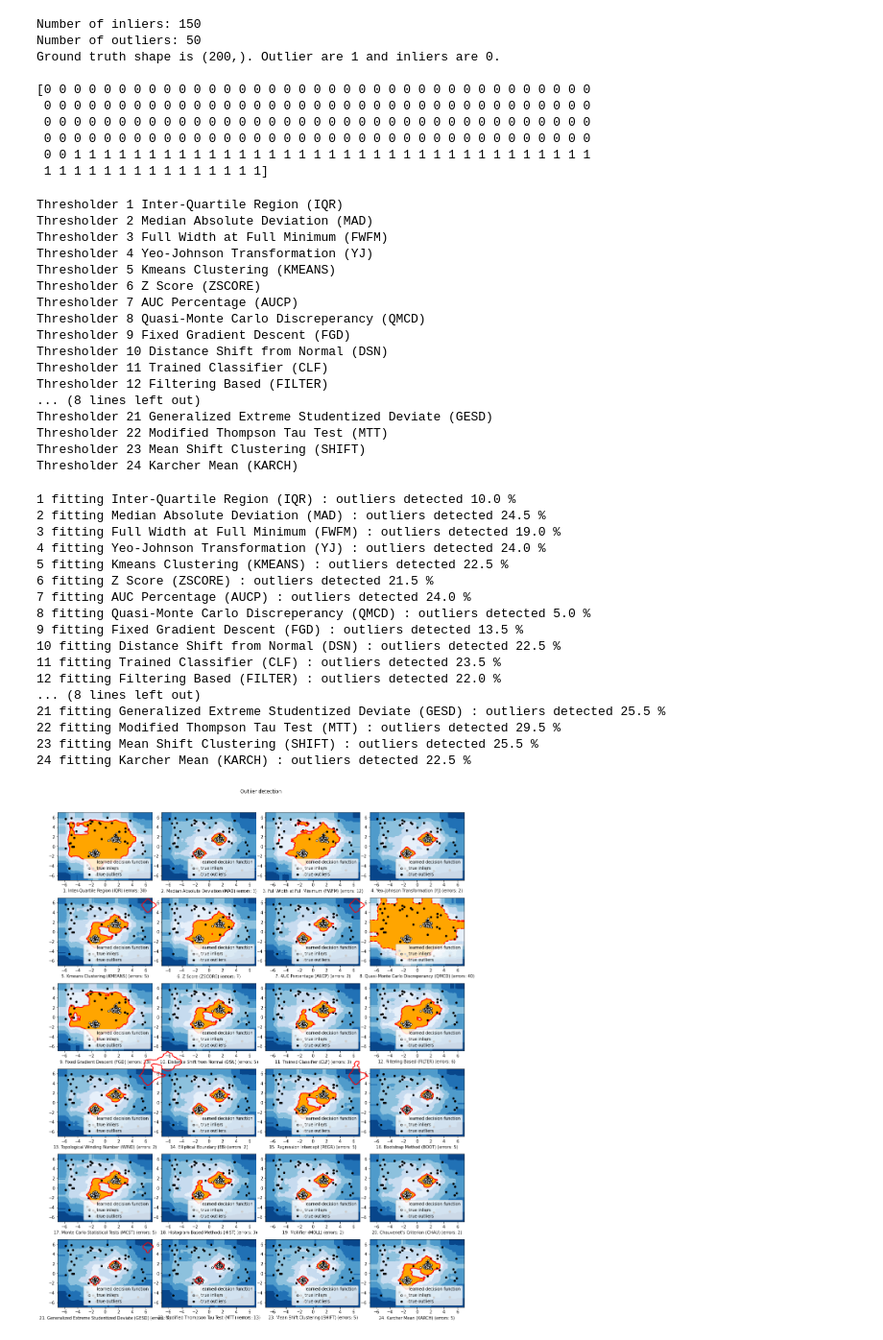
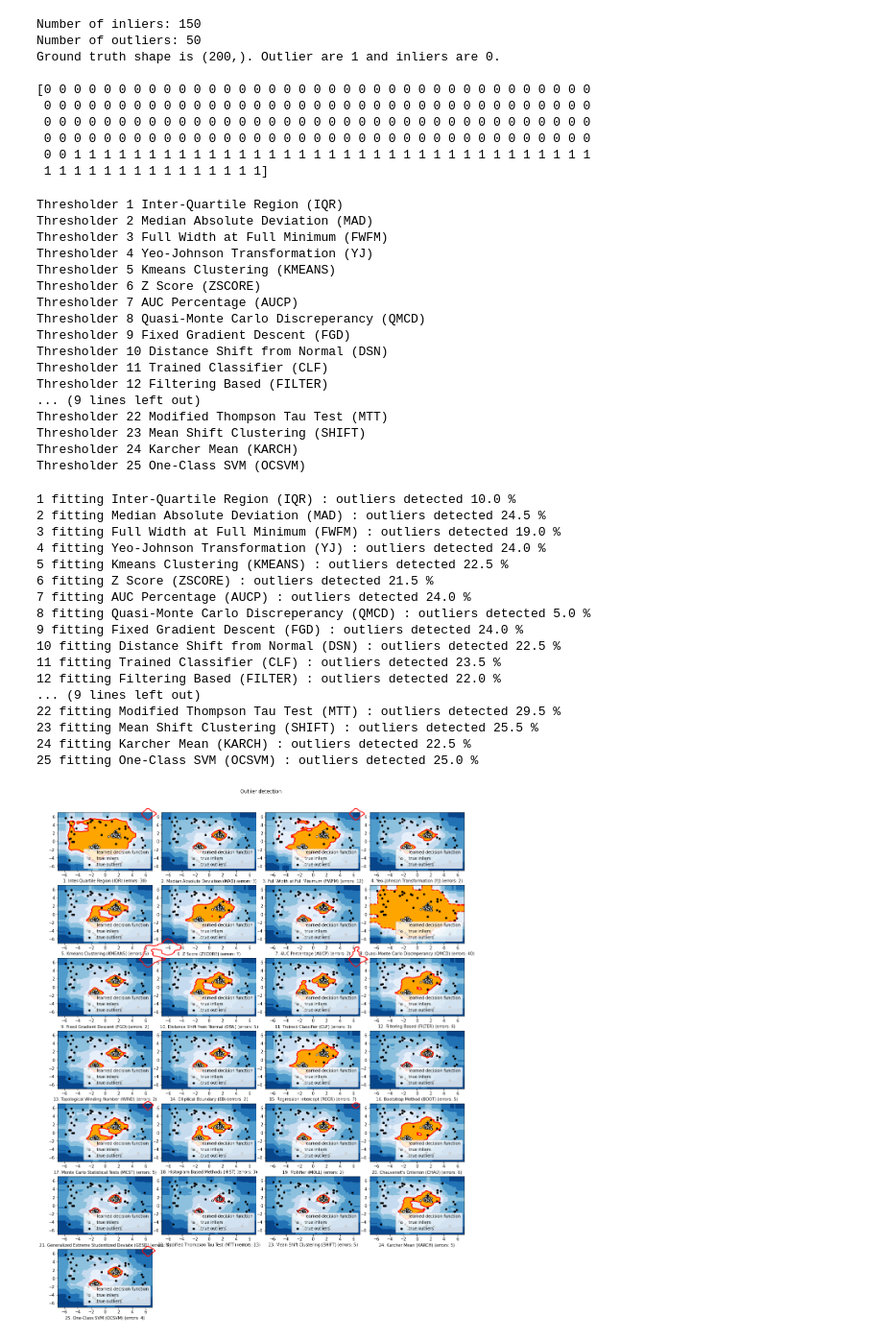
Before and after one commit to KulikDM/pythresh, a Jupyter notebook: notebooks/Compare All Thresholders.ipynb, the cells around one changed output. Shown: that part at 96% size. Cells and saved outputs as stored; diff of their text form; code cells hidden in the pictures.

```diff
--- a/notebooks/Compare All Thresholders.ipynb
+++ b/notebooks/Compare All Thresholders.ipynb
@@ -134,7 +136,8 @@ thresholders = {
     'Generalized Extreme Studentized Deviate (GESD)': GESD(),
     'Modified Thompson Tau Test (MTT)': MTT(),
     'Mean Shift Clustering (SHIFT)': SHIFT(),
-    'Karcher Mean (KARCH)': KARCH()
+    'Karcher Mean (KARCH)': KARCH(),
+    'One-Class SVM (OCSVM)': OCSVM()
 }
 # %%
 # Show all thresholders
@@ -153,11 +156,11 @@ Thresholder 9 Fixed Gradient Descent (FGD)
 Thresholder 10 Distance Shift from Normal (DSN)
 Thresholder 11 Trained Classifier (CLF)
 Thresholder 12 Filtering Based (FILTER)
-... (8 lines left out)
-Thresholder 21 Generalized Extreme Studentized Deviate (GESD)
+... (9 lines left out)
 Thresholder 22 Modified Thompson Tau Test (MTT)
 Thresholder 23 Mean Shift Clustering (SHIFT)
 Thresholder 24 Karcher Mean (KARCH)
+Thresholder 25 One-Class SVM (OCSVM)
 # %%
 # Fit the models with the generated data and
 # compare model performances
@@ -192,7 +195,7 @@ for i, offset in enumerate(clusters_separation):
 
         Z = clf.decision_function(np.c_[xx.ravel(), yy.ravel()]) * -1
         Z = Z.reshape(xx.shape)
-        subplot = plt.subplot(6, 4, i + 1)
+        subplot = plt.subplot(7, 4, i + 1)
         subplot.contourf(xx, yy, Z, levels=np.linspace(Z.min(), threshold, 7),
                          cmap=plt.cm.Blues_r)
         a = subplot.contour(xx, yy, Z, levels=[threshold],
@@ -203,34 +206,34 @@ for i, offset in enumerate(clusters_separation):
                             s=20, edgecolor='k')
         c = subplot.scatter(X[-n_outliers:, 0], X[-n_outliers:, 1], c='black',
                             s=20, edgecolor='k')
         subplot.axis('tight')
         subplot.legend(
             [a.collections[0], b, c],
             ['learned decision function', 'true inliers', 'true outliers'],
             prop=matplotlib.font_manager.FontProperties(size=10),
             loc='lower right')
         subplot.set_xlabel("%d. %s (errors: %d)" % (i + 1, thres_name, n_errors))
         subplot.set_xlim((-7, 7))
         subplot.set_ylim((-7, 7))
     plt.subplots_adjust(0.04, 0.1, 0.96, 0.94, 0.1, 0.26)
     plt.suptitle("Outlier detection")
 plt.show()
 # %% [output]
 1 fitting Inter-Quartile Region (IQR) : outliers detected 10.0 %
 2 fitting Median Absolute Deviation (MAD) : outliers detected 24.5 %
 3 fitting Full Width at Full Minimum (FWFM) : outliers detected 19.0 %
 4 fitting Yeo-Johnson Transformation (YJ) : outliers detected 24.0 %
 5 fitting Kmeans Clustering (KMEANS) : outliers detected 22.5 %
 6 fitting Z Score (ZSCORE) : outliers detected 21.5 %
 7 fitting AUC Percentage (AUCP) : outliers detected 24.0 %
 8 fitting Quasi-Monte Carlo Discreperancy (QMCD) : outliers detected 5.0 %
-9 fitting Fixed Gradient Descent (FGD) : outliers detected 13.5 %
+9 fitting Fixed Gradient Descent (FGD) : outliers detected 24.0 %
 10 fitting Distance Shift from Normal (DSN) : outliers detected 22.5 %
 11 fitting Trained Classifier (CLF) : outliers detected 23.5 %
 12 fitting Filtering Based (FILTER) : outliers detected 22.0 %
-... (8 lines left out)
-21 fitting Generalized Extreme Studentized Deviate (GESD) : outliers detected 25.5 %
+... (9 lines left out)
 22 fitting Modified Thompson Tau Test (MTT) : outliers detected 29.5 %
 23 fitting Mean Shift Clustering (SHIFT) : outliers detected 25.5 %
 24 fitting Karcher Mean (KARCH) : outliers detected 22.5 %
+25 fitting One-Class SVM (OCSVM) : outliers detected 25.0 %
-[figure, old version]
+[figure, new version]
```
Also changed, not shown: parts of 2 cells of this notebook, 8 other files.
